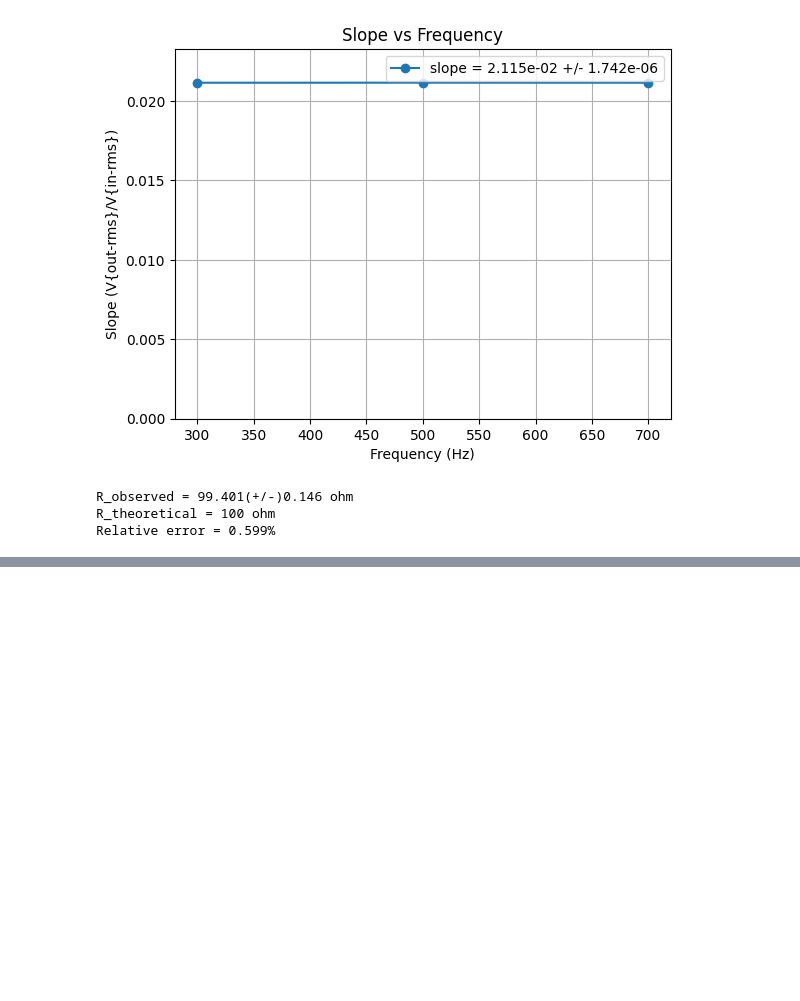
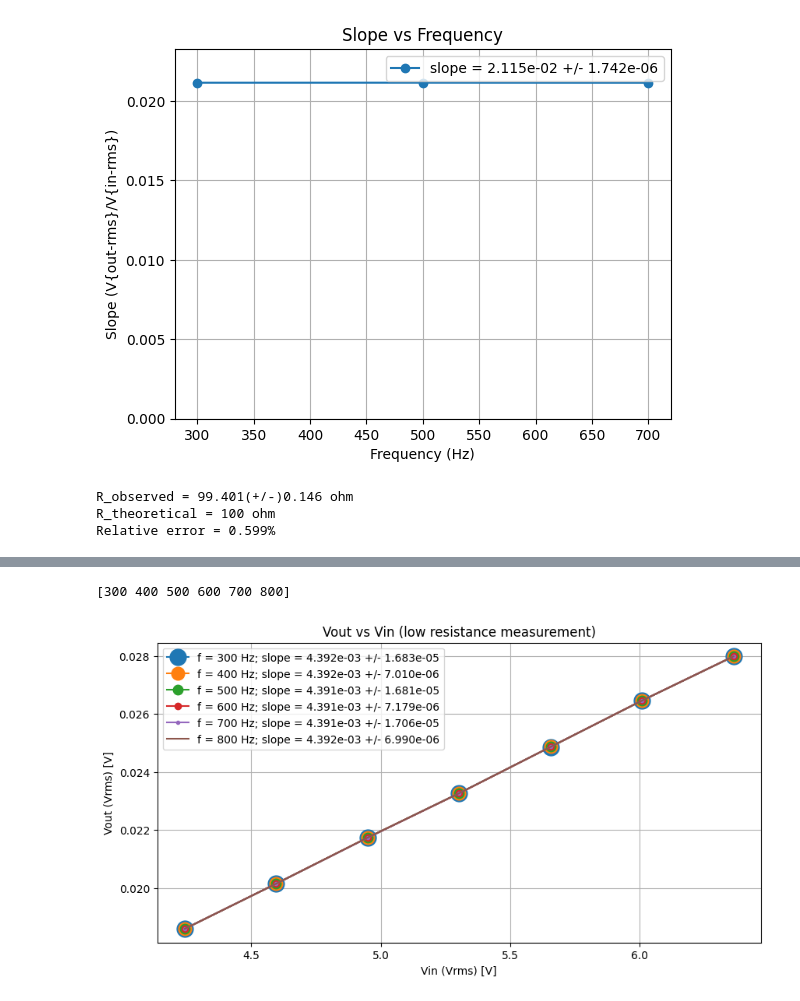
Before and after one commit to AdhilshaA/Lockin_expeyes, a Jupyter notebook: main_codes/main_process_fngenerator_sqwave.ipynb, the cells around one changed output, grey strips where cells are left out. Drawn from its saved outputs; the diff is of its cells as text; code cells hidden in the pictures; blank space fills up the shorter version.

Commit message:
endsem update

```diff
--- a/main_codes/main_process_fngenerator_sqwave.ipynb
+++ b/main_codes/main_process_fngenerator_sqwave.ipynb
@@ -830,0 +915,64 @@ Relative error = 0.599%
+# %%
+# load data and process
+import numpy as np
+trial_name_ = 'trial2_endsem'
+
+Vin_allfreq = np.load(f'Vin_allfreq{trial_name_}.npy')
+Vout_obs_allfreq = np.load(f'Vout_obs_allfreq{trial_name_}.npy')
+# Phase_obs_allfreq = np.load(f'Phase_obs_allfreq{trial_name_}.npy')
+# frequencies = np.load(f'frequencies{trial_name_}.npy')
+frequencies = np.array([i for i in range(300, 801,100)])
+# %%
+# Vrms from Vpp
+import matplotlib.pyplot as plt
+
+print(frequencies)
+Vin_rms = Vin_allfreq / (np.sqrt(2)) # Vp to Vrms
+Vout_obs_avg = np.mean(Vout_obs_allfreq/ (np.sqrt(2)), axis=2) #average over trials
+Vout_obs_std = np.std(Vout_obs_allfreq/ (np.sqrt(2)), axis=2) #std over trials
+
+plt.figure(figsize=(10,5))
+
+
+slopes_all_freq = []
+error_slopes_all_freq = []
+points_to_avoid = []
+
+for i in range(len(frequencies)):
+    indices_to_avoid = []
+    for point in points_to_avoid:
+        if i == point[0]:
+            indices_to_avoid.append(point[1])
+    indices_to_include = [i for i in range(len(Vout_obs_avg[i])) if i not in indices_to_avoid]
+
+    slope, intercept = np.polyfit(Vin_rms[i][indices_to_include],Vout_obs_avg[i][indices_to_include],1)
+    error_slopes_all_freq.append(np.std(Vout_obs_avg[i][indices_to_include] - (slope * Vin_rms[i][indices_to_include] + intercept)))
+
+    slope = Vout_obs_avg[i][indices_to_include] / Vin_rms[i][indices_to_include]
+    avg_slope = np.mean(slope)
+    std_slope = np.std(slope)
+    slopes_all_freq.append(avg_slope)
+    error_slopes_all_freq.append(std_slope)
+
+marker_sizes = [i for i in range(15,-1,-3)]
+for i in range(len(frequencies)):
+    indices_to_avoid = []
+    for point in points_to_avoid:
+        if i == point[0]:
+            indices_to_avoid.append(point[1])
+    indices_to_include = [i for i in range(len(Vout_obs_avg[i])) if i not in indices_to_avoid]
+    plt.plot(Vin_rms[i][indices_to_include],Vout_obs_avg[i][indices_to_include],'o-',label=f'f = {frequencies[i]} Hz; slope = {slopes_all_freq[i]:.3e} +/- {error_slopes_all_freq[i]:.3e}',markersize=marker_sizes[i])
+
+
+
+plt.xlabel('Vin (Vrms) [V]')
+plt.ylabel('Vout (Vrms) [V]')
+plt.title('Vout vs Vin (low resistance measurement)')
+plt.legend()
+plt.grid()
+plt.legend()
+plt.savefig(f'Vout_vs_Vin{trial_name_}.png')
+plt.show()
+# %% [output]
+[300 400 500 600 700 800]
+[figure, added]
```
Also changed, not shown: parts of 16 cells of this notebook, 24 other files.
